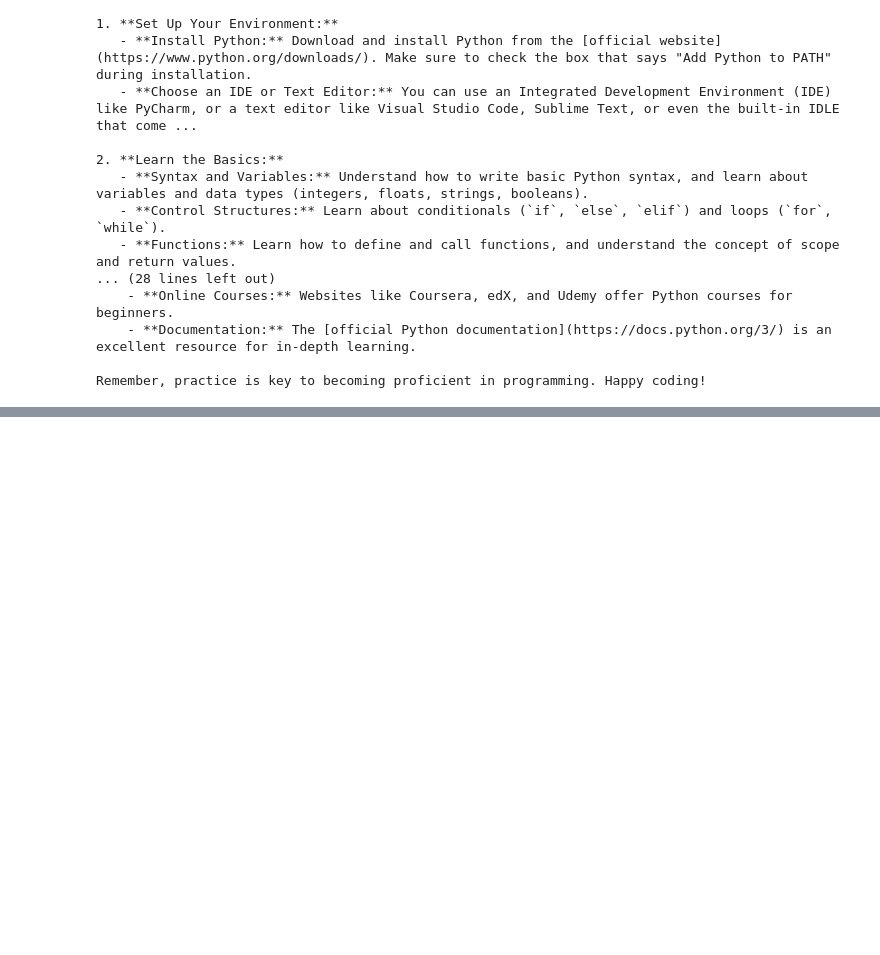
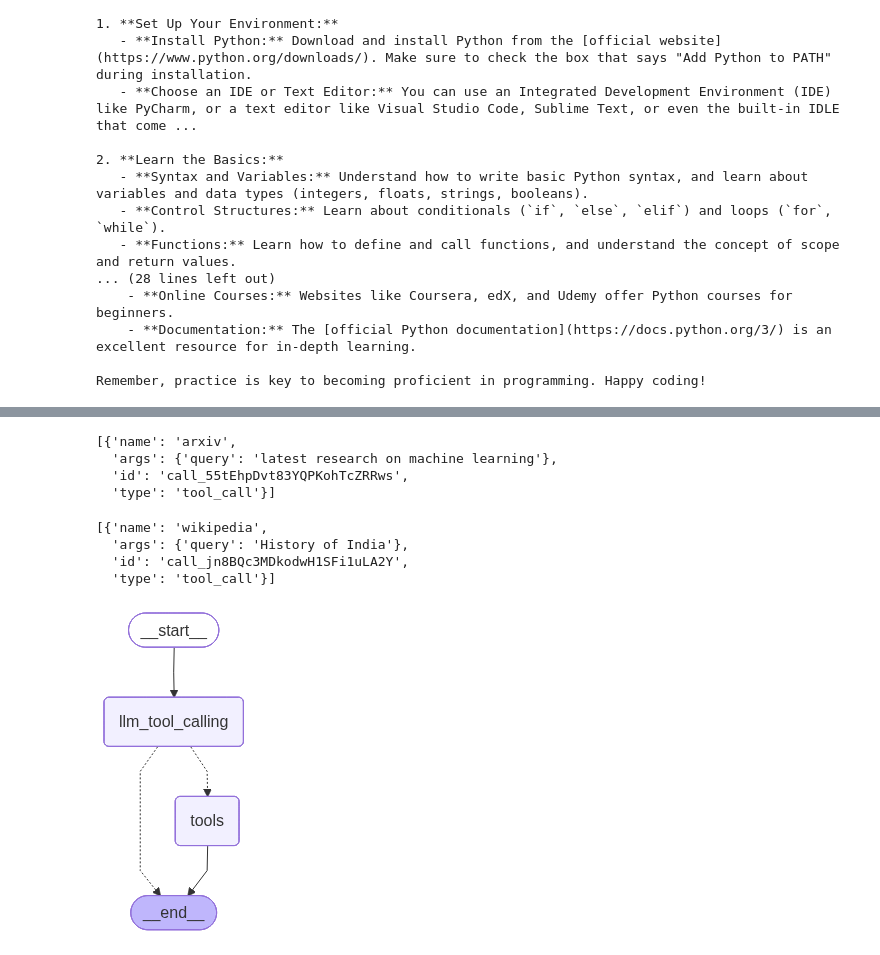
Before and after one commit to BimanCSE/MyDay2DayLearning, a Jupyter notebook: langgraph/langgraph_tutorial.ipynb, the cells around one changed output, grey strips where cells are left out. Saved outputs shown, nothing was run; the diff lists cells and outputs as text; code cells hidden in the pictures; blank space fills up the shorter version.

```diff
--- a/langgraph/langgraph_tutorial.ipynb
+++ b/langgraph/langgraph_tutorial.ipynb
@@ -425,0 +579,4 @@ Remember, practice is key to becoming proficient in programming. Happy coding!
+# %%
+wikipedia_tool = WikipediaQueryRun(api_wrapper=api_wrapper_wikipedia)
+result = wikipedia_tool.invoke("What is the latest research on machine learning?")
+pprint(result)
@@ -425,0 +599,71 @@ Remember, practice is key to becoming proficient in programming. Happy coding!
+# %%
+#### combine all the tools in the list
+tools = [arxiv_tool, wikipedia_tool]
+# %%
+from langchain_openai import ChatOpenAI
+
+llm_model = ChatOpenAI(
+    model="gpt-4o",
+    temperature=0.0,
+    api_key=openai_token,
+    base_url=openai_base_url,
+)
+# %%
+llm_with_tools = llm_model.bind_tools(tools)
+# %%
+from langchain_core.messages import HumanMessage
+
+result = llm_with_tools.invoke(
+    [HumanMessage(content="What is the latest research on machine learning?")]
+)
+result.tool_calls
+# %% [output]
+[{'name': 'arxiv',
+  'args': {'query': 'latest research on machine learning'},
+  'id': 'call_55tEhpDvt83YQPKohTcZRRws',
+  'type': 'tool_call'}]
+# %%
+result = llm_with_tools.invoke([HumanMessage(content="india history")])
+result.tool_calls
+# %% [output]
+[{'name': 'wikipedia',
+  'args': {'query': 'History of India'},
+  'id': 'call_jn8BQc3MDkodwH1SFi1uLA2Y',
+  'type': 'tool_call'}]
+# %%
+from langgraph.graph import StateGraph, START, END
+from langgraph.prebuilt import ToolNode
+from langgraph.prebuilt import tools_condition
+from langchain_core.messages import AnyMessage
+from langgraph.graph.message import add_messages
+from pydantic import BaseModel
+from typing import Annotated
+from IPython.display import Image, display
+
+
+class MessageState(BaseModel):
+    messages: Annotated[list[AnyMessage], add_messages]
+
+
+def llm_tool_calling(state: MessageState):
+    return {"messages": [llm_with_tools.invoke(state.messages)]}
+
+
+## build the graph
+builder = StateGraph(MessageState)
+builder.add_node("llm_tool_calling", llm_tool_calling)
+builder.add_node("tools", ToolNode(tools))
+builder.add_edge(START, "llm_tool_calling")
+builder.add_conditional_edges(
+    "llm_tool_calling",
+    ### if the latest message from the assistant is a tool call --> tools_condition routs to tools
+    ### if the latest message from the assistant is not a tool call --> tool condition routs to end
+    tools_condition,
+)
+builder.add_edge("tools", END)
+
+
+graph_builder = builder.compile()
+display(Image(graph_builder.get_graph().draw_mermaid_png()))
+# %% [output]
+[figure, added]
```
Also changed, not shown: parts of 29 cells of this notebook, 1 other file.
